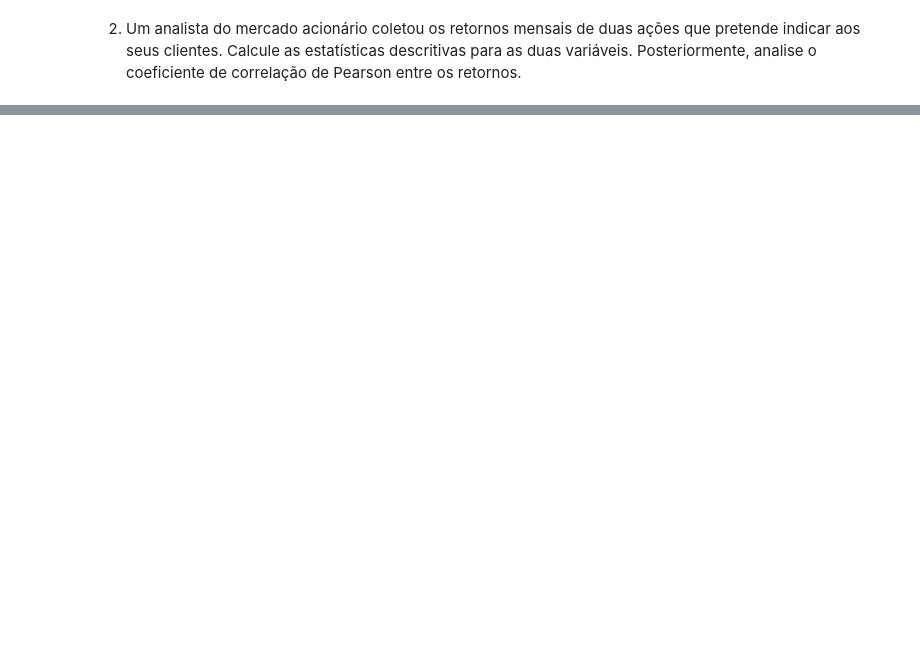
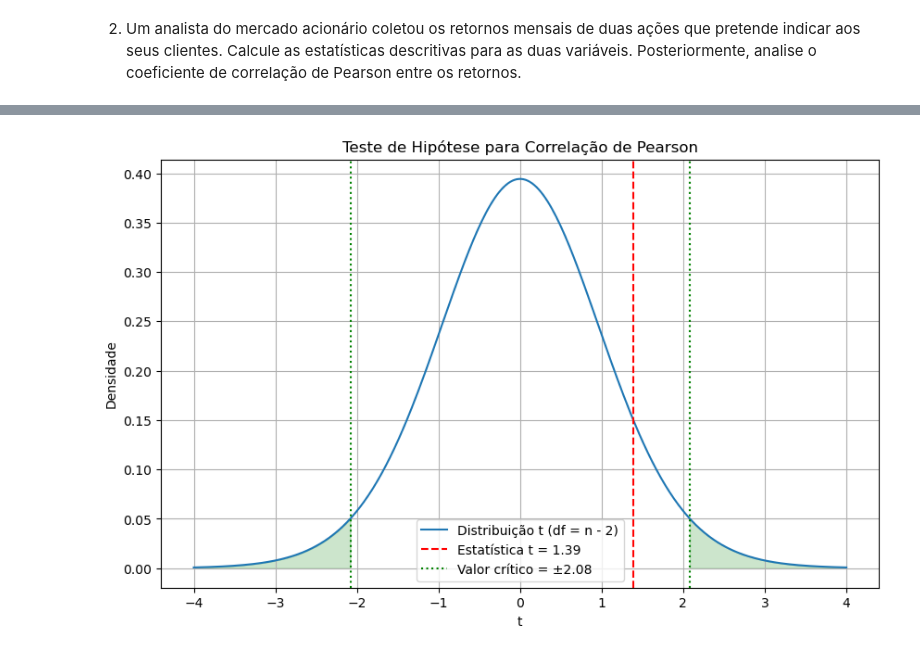
Before and after one commit to brunafrnds/exercicios_mba_data_science, a Jupyter notebook: exercicios_de_estatistica.ipynb, the cells around one changed output, grey strips where cells are left out. Saved outputs shown, nothing was run; the diff lists cells and outputs as text; code cells hidden in the pictures; blank space fills up the shorter version.

```diff
--- a/exercicios_de_estatistica.ipynb
+++ b/exercicios_de_estatistica.ipynb
@@ -166,0 +204,25 @@ plt.show()
+# %%
+# Gráfico
+x = np.linspace(-4, 4, 300)
+y = stats.t.pdf(x, df=n - 2)
+
+plt.figure(figsize=(10, 6))
+plt.plot(x, y, label='Distribuição t (df = n - 2)')
+plt.axvline(t_stat, color='red', linestyle='--', label=f'Estatística t = {t_stat:.2f}')
+plt.axvline(-t_critico, color='green', linestyle=':', label=f'Valor crítico = ±{t_critico:.2f}')
+plt.axvline(t_critico, color='green', linestyle=':')
+
+# Áreas de rejeição (opcional)
+x_fill_right = np.linspace(t_critico, 4, 100)
+x_fill_left = np.linspace(-4, -t_critico, 100)
+plt.fill_between(x_fill_right, stats.t.pdf(x_fill_right, df=n - 2), color='green', alpha=0.2)
+plt.fill_between(x_fill_left, stats.t.pdf(x_fill_left, df=n - 2), color='green', alpha=0.2)
+
+plt.title('Teste de Hipótese para Correlação de Pearson')
+plt.xlabel('t')
+plt.ylabel('Densidade')
+plt.legend()
+plt.grid(True)
+plt.show()
+# %% [output]
+[figure, added]
```
Also changed, not shown: parts of 27 cells of this notebook.
